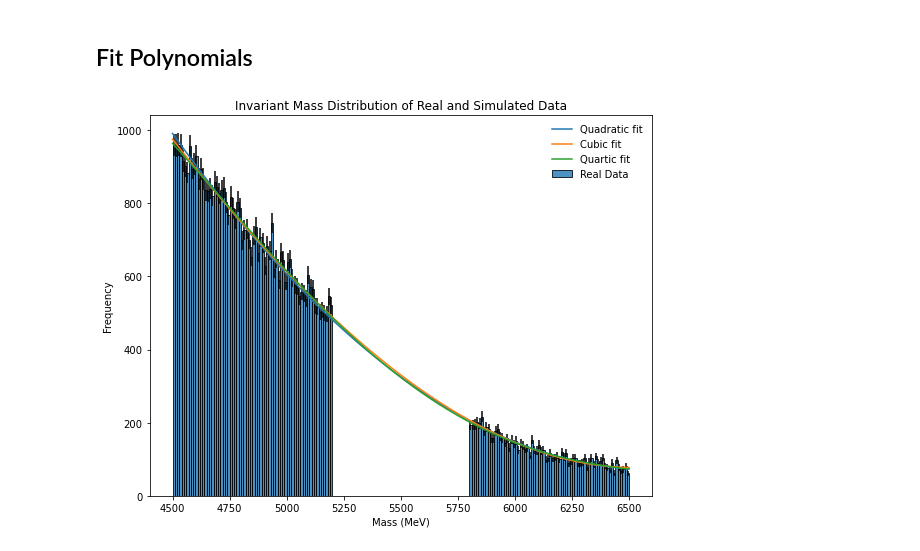
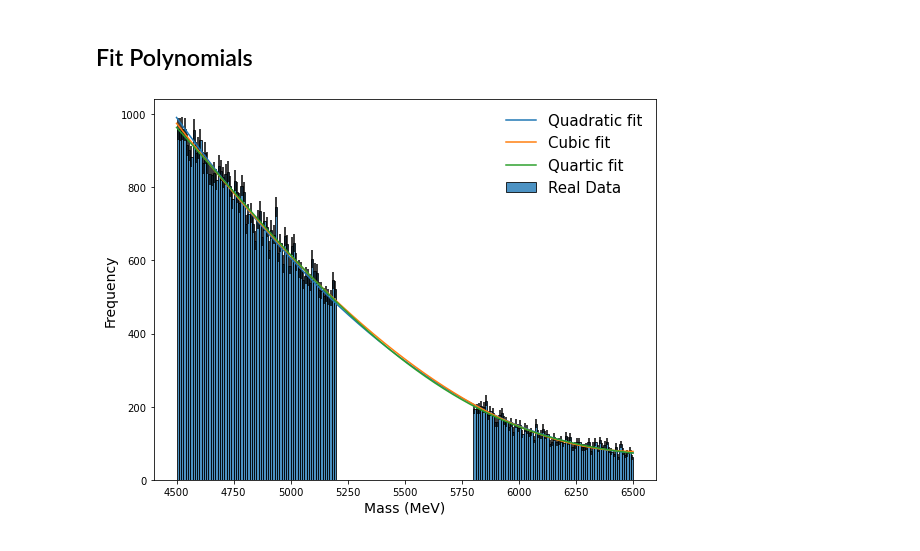
Before and after one commit to ChandlerKenworthy/Y4RareDecayProject, a Jupyter notebook: background_fitting/ModelBackground.ipynb, the cells around one changed output. Drawn from its saved outputs; the diff is of its cells as text; code cells hidden in the pictures.

```diff
--- a/background_fitting/ModelBackground.ipynb
+++ b/background_fitting/ModelBackground.ipynb
@@ -59,18 +59,21 @@ popt1, pcov1 = curve_fit(bf.quadratic, x, y, [1, 1, 1], yerr, absolute_sigma=Tru
 popt2, pcov2 = curve_fit(bf.cubic, x, y, [1, 1, 1, 1], yerr, absolute_sigma=True)
 popt3, pcov3 = curve_fit(bf.quartic, x, y, [1, 1, 1, 1, 1], yerr, absolute_sigma=True)
 # %%
+
+
 fig, ax = plt.subplots(1, 1, figsize=(9, 7))
 func_x = np.linspace(low_mass_limit, high_mass_limit, 500)
 ax.bar(d1[:,0], d1[:,1], width=bin_width, yerr=d1[:,2], label='Real Data', edgecolor='k', alpha=0.8)
 
 ax.plot(func_x, bf.quadratic(func_x, *popt1), label='Quadratic fit')
 ax.plot(func_x, bf.cubic(func_x, *popt2), label='Cubic fit')
 ax.plot(func_x, bf.quartic(func_x, *popt3), label='Quartic fit')
 
-ax.set_xlabel('Mass (MeV)')
-ax.set_ylabel('Frequency')
-plt.legend(frameon=False)
-plt.title('Invariant Mass Distribution of Real and Simulated Data')
-plt.savefig('/home/user211/project/images/BackgroundFits/AllFits.png', dpi=800)
+ax.set_xlabel('Mass (MeV)', fontsize=14)
+ax.set_ylabel('Frequency', fontsize=14)
+plt.legend(frameon=False, prop={'size': 15})
+#plt.title('Invariant Mass Distribution of Real and Simulated Data')
+#plt.savefig('/home/user211/project/images/BackgroundFits/AllFits.png', dpi=800)
+plt.show()
 # %% [output]
-[figure, old version]
+[figure, new version]
```
Also changed, not shown: parts of 2 cells of this notebook, 2 other files.
